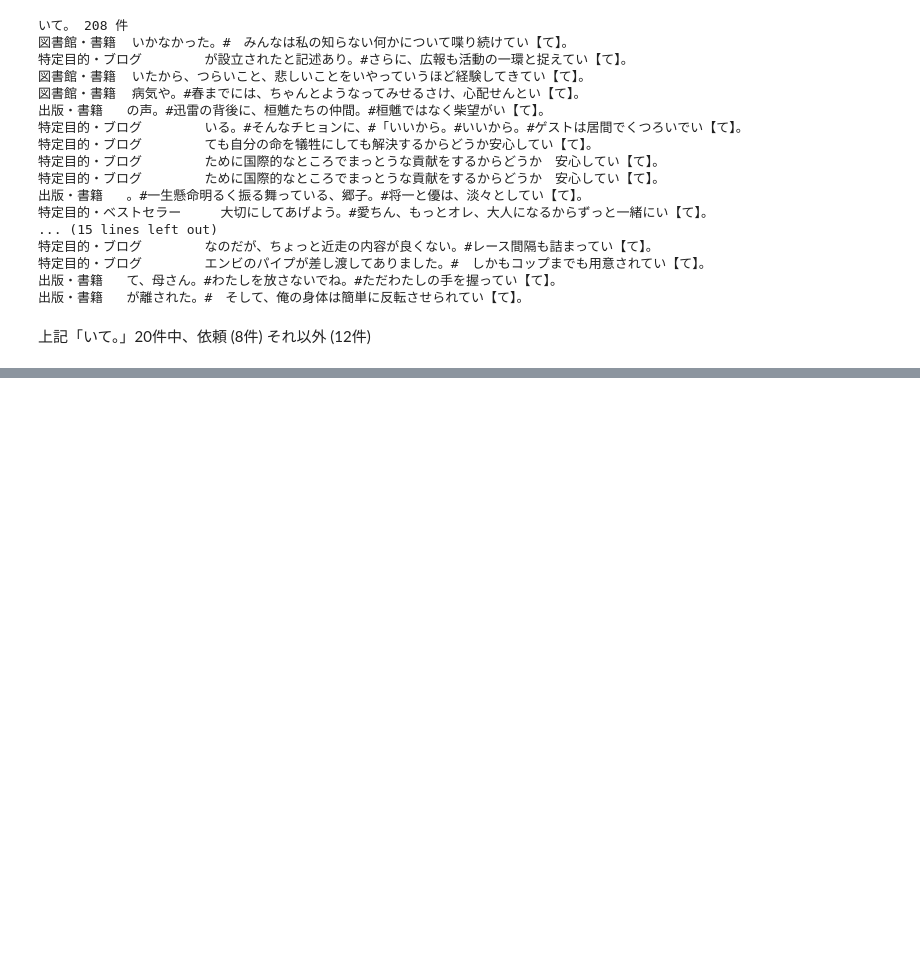
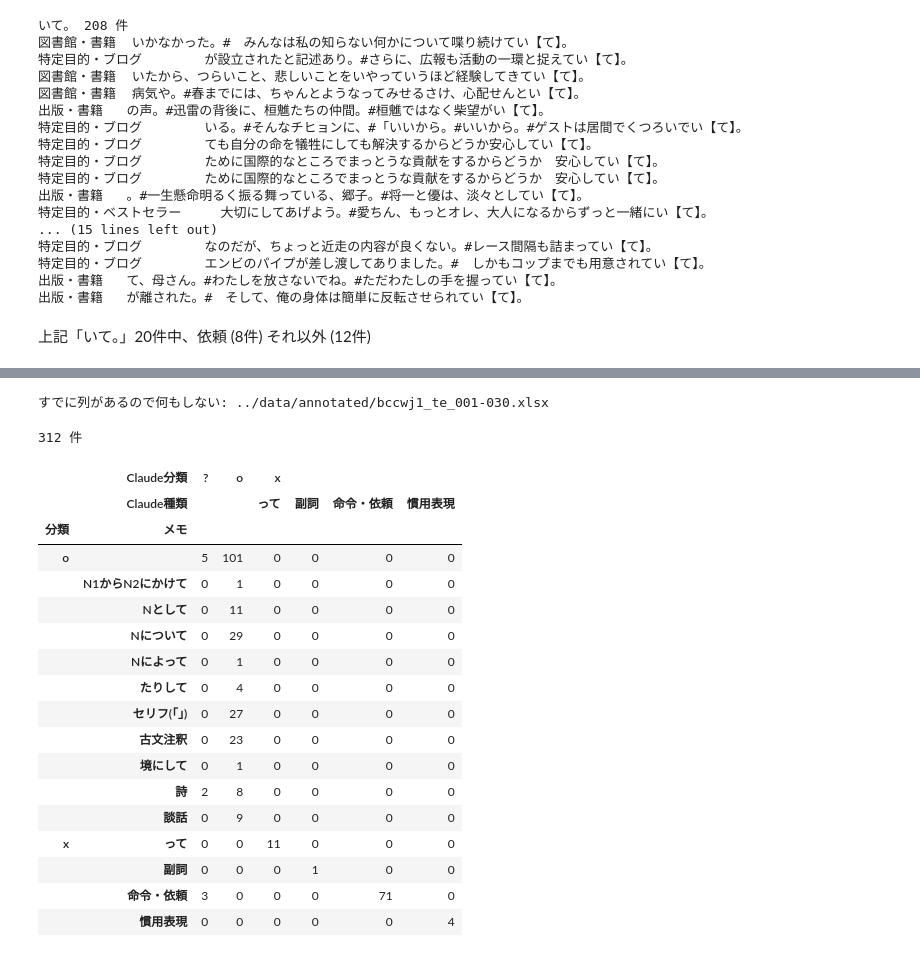
Before and after one commit to piijey/mini-projects, a Jupyter notebook: bccwj/notebooks/20261007_te_bccwj1.ipynb, the cells around one changed output, grey strips where cells are left out. Saved outputs shown, nothing was run; the diff lists cells and outputs as text; code cells hidden in the pictures; blank space fills up the shorter version.

Commit message:
update notebook, create blog post

```diff
--- a/bccwj/notebooks/20261007_te_bccwj1.ipynb
+++ b/bccwj/notebooks/20261007_te_bccwj1.ipynb
@@ -432,0 +539,70 @@ show_examples("い")
+# %%
+import openpyxl
+
+# 分類用の Excel に、前後文脈 100 語の列を足す (中納言で文脈を長くして取り直した KWIC から)
+# すでに列があるときは何もしないので、何度実行してもよい
+long_path = "../data/kwic-20362752.txt"
+header_pre, header_post = "前文脈 (100語)", "後文脈 (100語)"
+
+wb = openpyxl.load_workbook(sample_path)
+ws = wb["て"]
+headers = [cell.value for cell in ws[1]]
+if header_pre in headers:
+    print(f"すでに列があるので何もしない: {sample_path}")
+else:
+    df_long = pd.read_csv(long_path, sep="\t", quoting=csv.QUOTE_NONE, dtype=str)
+    df_long = df_long[df_long["キー"] == "て"].set_index(["サンプル ID", "開始位置"])
+    col_id, col_start = headers.index("サンプル ID") + 1, headers.index("開始位置") + 1
+    col_pre, col_post = ws.max_column + 1, ws.max_column + 2
+    ws.cell(1, col_pre, header_pre).font = Font(name="Arial", bold=True)
+    ws.cell(1, col_post, header_post).font = Font(name="Arial", bold=True)
+    for row in range(2, ws.max_row + 1):
+        # サンプル ID と開始位置で KWIC の 1 行を引く
+        kwic_row = df_long.loc[(str(ws.cell(row, col_id).value), str(ws.cell(row, col_start).value))]
+        cell_pre = ws.cell(row, col_pre, kwic_row["前文脈"].replace("|", ""))
+        cell_pre.font = Font(name="Arial")
+        cell_pre.alignment = Alignment(horizontal="right")
+        ws.cell(row, col_post, kwic_row["後文脈"].replace("|", "")).font = Font(name="Arial")
+    for col in (col_pre, col_post):
+        ws.column_dimensions[ws.cell(1, col).column_letter].width = 100
+    ws.auto_filter.ref = ws.dimensions
+    wb.save(sample_path)
+    print(f"{ws.max_row - 1} 行に列を足した: {sample_path}")
+# %% [output]
+すでに列があるので何もしない: ../data/annotated/bccwj1_te_001-030.xlsx
+# %%
+# 手で付けた分類 (Excel) と Claude の分類 (TSV) を突き合わせる
+df_mine = pd.read_excel("../data/annotated/bccwj1_te_001-030.xlsx", sheet_name="て", dtype=str).fillna("")
+df_claude = pd.read_csv("../data/annotated/bccwj1_te_001-030_claude.tsv", sep="\t", dtype=str).fillna("")
+df_compare = df_mine.merge(
+    df_claude[["サンプル ID", "開始位置", "文末", "Claude分類", "Claude種類", "Claudeメモ"]], on=["サンプル ID", "開始位置"]
+)
+print(len(df_compare), "件")
+display(pd.crosstab([df_compare["分類"], df_compare["メモ"]], [df_compare["Claude分類"], df_compare["Claude種類"]]))
+
+# 食い違った行だけ (分類が違うか、どちらも x で種類が違う)
+differs = (df_compare["分類"] != df_compare["Claude分類"]) | (
+    (df_compare["分類"] == "x") & (df_compare["メモ"] != df_compare["Claude種類"])
+)
+df_diff = df_compare[differs]
+df_diff[["レジスター", "順番", "文末", "分類", "メモ", "Claude分類", "Claude種類", "Claudeメモ"]]
+# %% [output]
+312 件
+|  | Claude分類 | ? | o | x |  |  |  |
+|  | Claude種類 |  |  | って | 副詞 | 命令・依頼 | 慣用表現 |
+| 分類 | メモ |  |  |  |  |  |  |
+| o |  | 5 | 101 | 0 | 0 | 0 | 0 |
+|  | N1からN2にかけて | 0 | 1 | 0 | 0 | 0 | 0 |
+|  | Nとして | 0 | 11 | 0 | 0 | 0 | 0 |
+|  | Nについて | 0 | 29 | 0 | 0 | 0 | 0 |
+|  | Nによって | 0 | 1 | 0 | 0 | 0 | 0 |
+|  | たりして | 0 | 4 | 0 | 0 | 0 | 0 |
+|  | セリフ(「」) | 0 | 27 | 0 | 0 | 0 | 0 |
+|  | 古文注釈 | 0 | 23 | 0 | 0 | 0 | 0 |
+|  | 境にして | 0 | 1 | 0 | 0 | 0 | 0 |
+|  | 詩 | 2 | 8 | 0 | 0 | 0 | 0 |
+|  | 談話 | 0 | 9 | 0 | 0 | 0 | 0 |
+| x | って | 0 | 0 | 11 | 0 | 0 | 0 |
+|  | 副詞 | 0 | 0 | 0 | 1 | 0 | 0 |
+|  | 命令・依頼 | 3 | 0 | 0 | 0 | 71 | 0 |
+|  | 慣用表現 | 0 | 0 | 0 | 0 | 0 | 4 |
```
Also changed, not shown: parts of 22 cells of this notebook, 4 other files.
